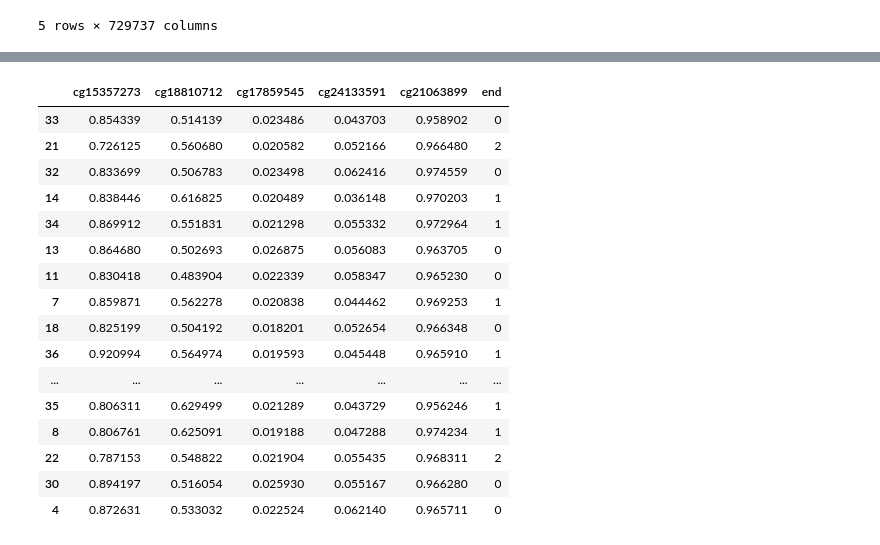
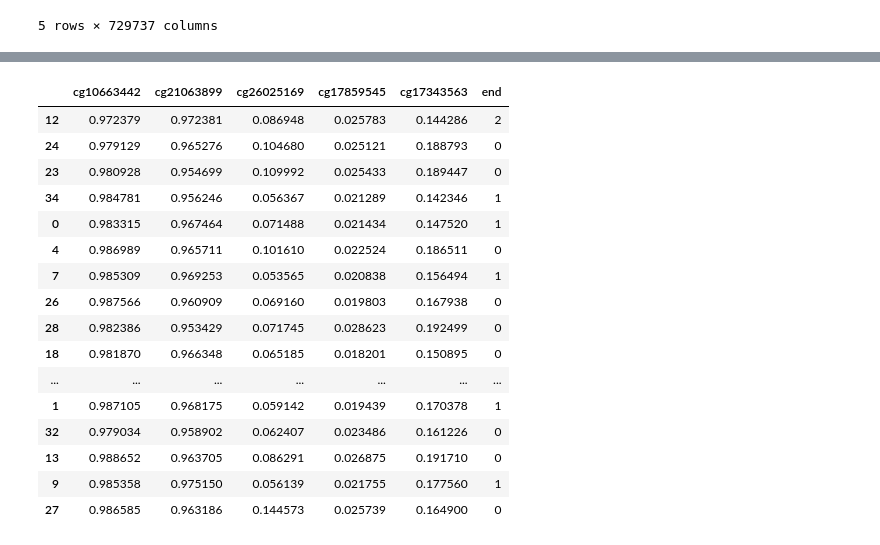
Before and after one commit to Liuzhe30/CHRP, a Jupyter notebook: experiment/06-machine-learning-methylation-3class.ipynb, the cells around one changed output, grey strips where cells are left out. Drawn from its saved outputs; the diff is of its cells as text; code cells hidden in the pictures.

```diff
--- a/experiment/06-machine-learning-methylation-3class.ipynb
+++ b/experiment/06-machine-learning-methylation-3class.ipynb
@@ -122,26 +121,26 @@ plt.show()
 ValueError: not enough values to unpack (expected 2, got 0)
 # %%
 # 2-feature
-feature2 = shuffled[['cg15357273','cg18810712','cg17859545','cg24133591','cg21063899','end']]
+feature2 = shuffled[['cg10663442','cg21063899','cg26025169','cg17859545','cg17343563','end']]
 feature2
 # %% [output]
-|  | cg15357273 | cg18810712 | cg17859545 | cg24133591 | cg21063899 | end |
-| 33 | 0.854339 | 0.514139 | 0.023486 | 0.043703 | 0.958902 | 0 |
-| 21 | 0.726125 | 0.560680 | 0.020582 | 0.052166 | 0.966480 | 2 |
-| 32 | 0.833699 | 0.506783 | 0.023498 | 0.062416 | 0.974559 | 0 |
-| 14 | 0.838446 | 0.616825 | 0.020489 | 0.036148 | 0.970203 | 1 |
-| 34 | 0.869912 | 0.551831 | 0.021298 | 0.055332 | 0.972964 | 1 |
-| 13 | 0.864680 | 0.502693 | 0.026875 | 0.056083 | 0.963705 | 0 |
-| 11 | 0.830418 | 0.483904 | 0.022339 | 0.058347 | 0.965230 | 0 |
-| 7 | 0.859871 | 0.562278 | 0.020838 | 0.044462 | 0.969253 | 1 |
-| 18 | 0.825199 | 0.504192 | 0.018201 | 0.052654 | 0.966348 | 0 |
-| 36 | 0.920994 | 0.564974 | 0.019593 | 0.045448 | 0.965910 | 1 |
+|  | cg10663442 | cg21063899 | cg26025169 | cg17859545 | cg17343563 | end |
+| 12 | 0.972379 | 0.972381 | 0.086948 | 0.025783 | 0.144286 | 2 |
+| 24 | 0.979129 | 0.965276 | 0.104680 | 0.025121 | 0.188793 | 0 |
+| 23 | 0.980928 | 0.954699 | 0.109992 | 0.025433 | 0.189447 | 0 |
+| 34 | 0.984781 | 0.956246 | 0.056367 | 0.021289 | 0.142346 | 1 |
+| 0 | 0.983315 | 0.967464 | 0.071488 | 0.021434 | 0.147520 | 1 |
+| 4 | 0.986989 | 0.965711 | 0.101610 | 0.022524 | 0.186511 | 0 |
+| 7 | 0.985309 | 0.969253 | 0.053565 | 0.020838 | 0.156494 | 1 |
+| 26 | 0.987566 | 0.960909 | 0.069160 | 0.019803 | 0.167938 | 0 |
+| 28 | 0.982386 | 0.953429 | 0.071745 | 0.028623 | 0.192499 | 0 |
+| 18 | 0.981870 | 0.966348 | 0.065185 | 0.018201 | 0.150895 | 0 |
 | ... | ... | ... | ... | ... | ... | ... |
-| 35 | 0.806311 | 0.629499 | 0.021289 | 0.043729 | 0.956246 | 1 |
-| 8 | 0.806761 | 0.625091 | 0.019188 | 0.047288 | 0.974234 | 1 |
-| 22 | 0.787153 | 0.548822 | 0.021904 | 0.055435 | 0.968311 | 2 |
-| 30 | 0.894197 | 0.516054 | 0.025930 | 0.055167 | 0.966280 | 0 |
-| 4 | 0.872631 | 0.533032 | 0.022524 | 0.062140 | 0.965711 | 0 |
+| 1 | 0.987105 | 0.968175 | 0.059142 | 0.019439 | 0.170378 | 1 |
+| 32 | 0.979034 | 0.958902 | 0.062407 | 0.023486 | 0.161226 | 0 |
+| 13 | 0.988652 | 0.963705 | 0.086291 | 0.026875 | 0.191710 | 0 |
+| 9 | 0.985358 | 0.975150 | 0.056139 | 0.021755 | 0.177560 | 1 |
+| 27 | 0.986585 | 0.963186 | 0.144573 | 0.025739 | 0.164900 | 0 |
 # %%
 train = feature2[0:int(0.85*shuffled.shape[0])]
 test = feature2[int(0.85*shuffled.shape[0]):]
```
Also changed, not shown: parts of 5 cells of this notebook, 1 other file.
